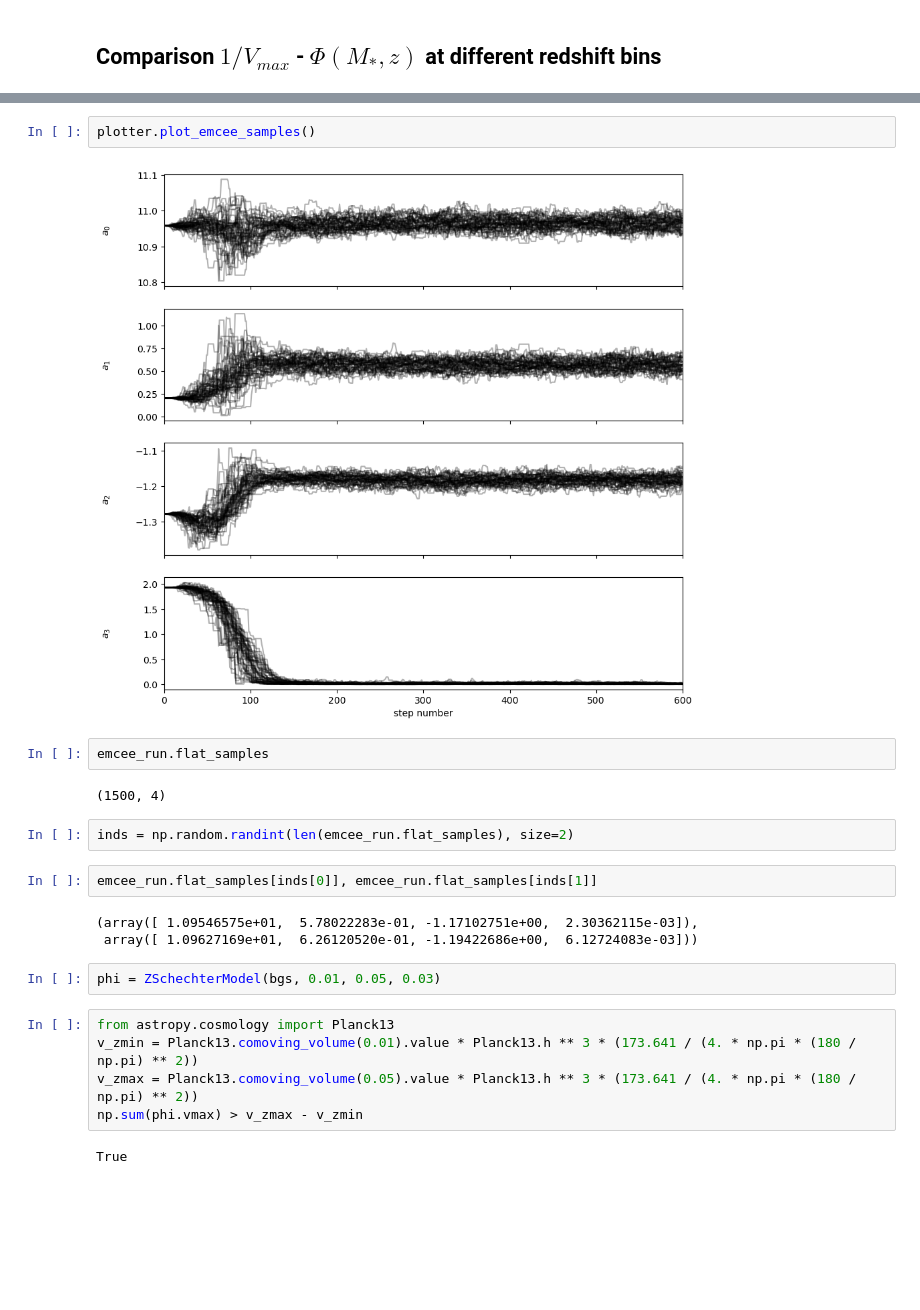
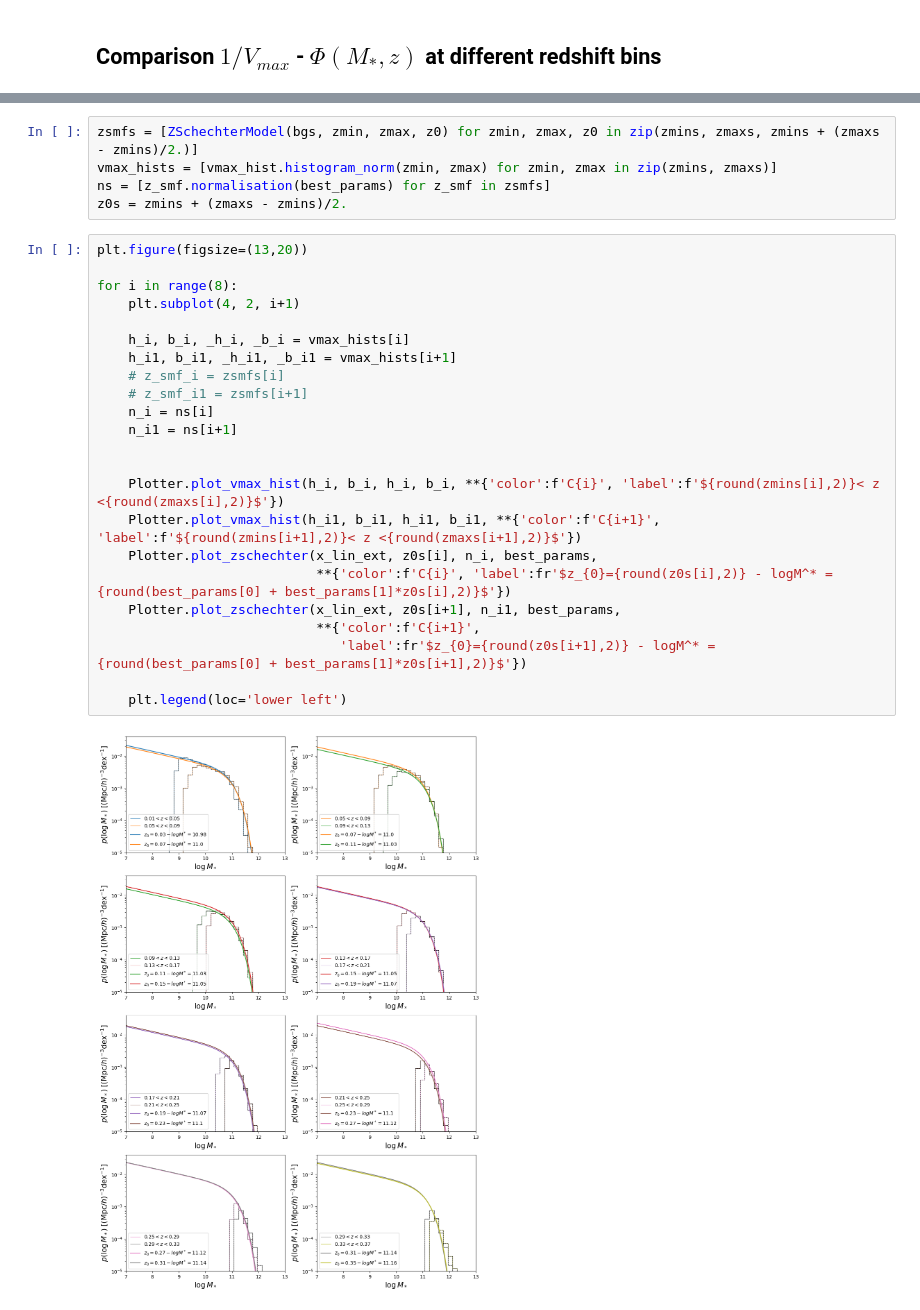
Before and after one commit to fedehope/zSMF, a Jupyter notebook: nb/test.ipynb, the cells around one changed output, grey strips where cells are left out. Drawn from its saved outputs; the diff is of its cells as text; blank space fills up the shorter version.

```diff
--- a/nb/test.ipynb
+++ b/nb/test.ipynb
@@ -158,24 +133,30 @@ plt.show()
-# %%
-plotter.plot_emcee_samples()
-# %% [output]
-[figure, removed]
-# %%
-emcee_run.flat_samples
-# %% [output]
-(1500, 4)
-# %%
-inds = np.random.randint(len(emcee_run.flat_samples), size=2)
-# %%
-emcee_run.flat_samples[inds[0]], emcee_run.flat_samples[inds[1]]
-# %% [output]
-(array([ 1.09546575e+01,  5.78022283e-01, -1.17102751e+00,  2.30362115e-03]),
- array([ 1.09627169e+01,  6.26120520e-01, -1.19422686e+00,  6.12724083e-03]))
-# %%
-phi = ZSchechterModel(bgs, 0.01, 0.05, 0.03)
-# %%
-from astropy.cosmology import Planck13
-v_zmin = Planck13.comoving_volume(0.01).value * Planck13.h ** 3 * (173.641 / (4. * np.pi * (180 / np.pi) ** 2))
-v_zmax = Planck13.comoving_volume(0.05).value * Planck13.h ** 3 * (173.641 / (4. * np.pi * (180 / np.pi) ** 2))
-np.sum(phi.vmax) > v_zmax - v_zmin
-# %% [output]
-True
+# %%
+zsmfs = [ZSchechterModel(bgs, zmin, zmax, z0) for zmin, zmax, z0 in zip(zmins, zmaxs, zmins + (zmaxs - zmins)/2.)]
+vmax_hists = [vmax_hist.histogram_norm(zmin, zmax) for zmin, zmax in zip(zmins, zmaxs)]
+ns = [z_smf.normalisation(best_params) for z_smf in zsmfs]
+z0s = zmins + (zmaxs - zmins)/2.
+# %%
+plt.figure(figsize=(13,20))
+
+for i in range(8):
+    plt.subplot(4, 2, i+1)
+
+    h_i, b_i, _h_i, _b_i = vmax_hists[i]
+    h_i1, b_i1, _h_i1, _b_i1 = vmax_hists[i+1]
+    # z_smf_i = zsmfs[i]
+    # z_smf_i1 = zsmfs[i+1]
+    n_i = ns[i]
+    n_i1 = ns[i+1]
+
+
+    Plotter.plot_vmax_hist(h_i, b_i, h_i, b_i, **{'color':f'C{i}', 'label':f'${round(zmins[i],2)}< z <{round(zmaxs[i],2)}$'})
+    Plotter.plot_vmax_hist(h_i1, b_i1, h_i1, b_i1, **{'color':f'C{i+1}', 'label':f'${round(zmins[i+1],2)}< z <{round(zmaxs[i+1],2)}$'})
+    Plotter.plot_zschechter(x_lin_ext, z0s[i], n_i, best_params,
+                            **{'color':f'C{i}', 'label':fr'$z_{0}={round(z0s[i],2)} - logM^* = {round(best_params[0] + best_params[1]*z0s[i],2)}$'})
+    Plotter.plot_zschechter(x_lin_ext, z0s[i+1], n_i1, best_params,
+                            **{'color':f'C{i+1}',
+                               'label':fr'$z_{0}={round(z0s[i+1],2)} - logM^* = {round(best_params[0] + best_params[1]*z0s[i+1],2)}$'})
+
+    plt.legend(loc='lower left')
+# %% [output]
+[figure, added]
```
Also changed, not shown: parts of 13 cells of this notebook, 1 other file.
